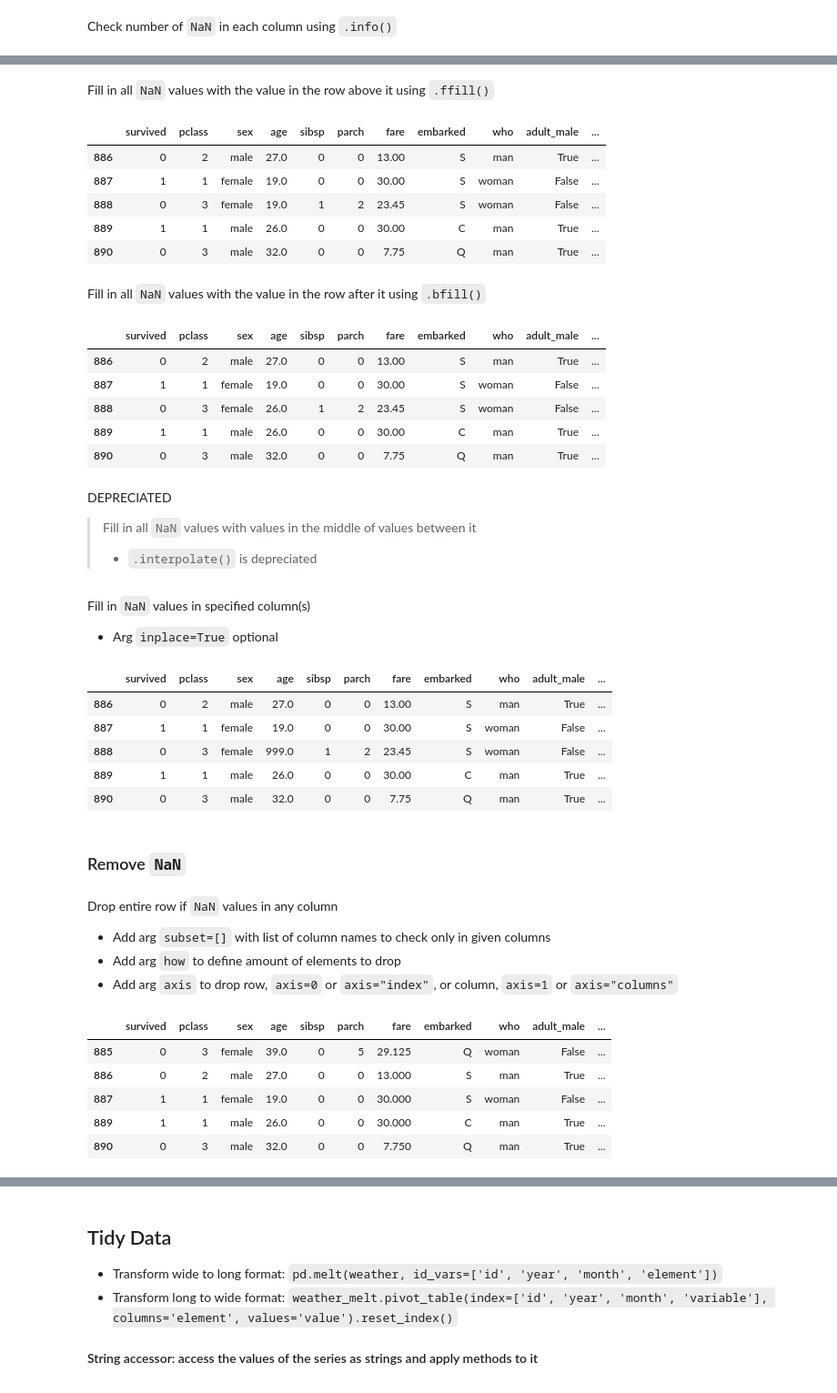
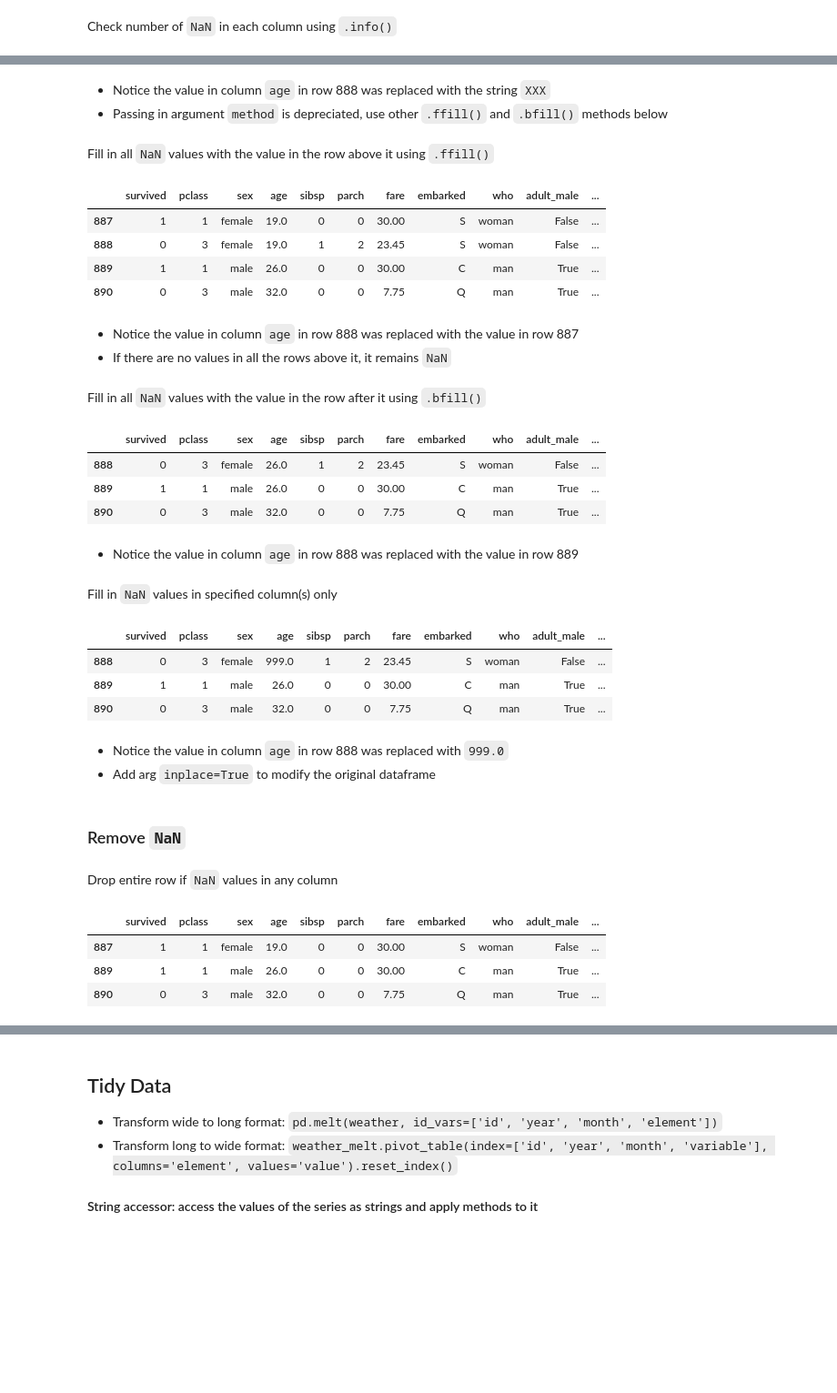
Before and after one commit to cjbayne/softdocs, a Jupyter notebook: docs/guide_pandas.ipynb, the cells around one changed output, grey strips where cells are left out. Shown at 91% size. Cells and saved outputs as stored; diff of their text form; code cells hidden in the pictures; blank space fills up the shorter version.

```diff
--- a/docs/guide_pandas.ipynb
+++ b/docs/guide_pandas.ipynb
@@ -517,32 +520,30 @@ titanic.fillna("XXX").tail()
 | 888 | 0 | 3 | female | XXX | 1 | 2 | 23.45 | S | woman | False | ... |
 | 889 | 1 | 1 | male | 26.0 | 0 | 0 | 30.00 | C | man | True | ... |
 | 890 | 0 | 3 | male | 32.0 | 0 | 0 | 7.75 | Q | man | True | ... |
+# %% [markdown]
+- Notice the value in column `age` in row 888 was replaced with the string `XXX`
+- Passing in argument `method` is depreciated, use other `.ffill()` and `.bfill()` methods below
 # %% [markdown]
 Fill in all `NaN` values with the value in the row above it using `.ffill()`
 # %%
-# Notice the value in age in row 888 was replaced with the value in row 887
-titanic.ffill().tail()
+# All NaN values replaced with the value in the row above it
+titanic.ffill().tail(4)
 # %% [output]
 |  | survived | pclass | sex | age | sibsp | parch | fare | embarked | who | adult_male | ... |
-| 886 | 0 | 2 | male | 27.0 | 0 | 0 | 13.00 | S | man | True | ... |
 | 887 | 1 | 1 | female | 19.0 | 0 | 0 | 30.00 | S | woman | False | ... |
 | 888 | 0 | 3 | female | 19.0 | 1 | 2 | 23.45 | S | woman | False | ... |
 | 889 | 1 | 1 | male | 26.0 | 0 | 0 | 30.00 | C | man | True | ... |
 | 890 | 0 | 3 | male | 32.0 | 0 | 0 | 7.75 | Q | man | True | ... |
+# %% [markdown]
+- Notice the value in column `age` in row 888 was replaced with the value in row 887
+- If there are no values in all the rows above it, it remains `NaN`
 # %% [markdown]
 Fill in all `NaN` values with the value in the row after it using `.bfill()`
 # %%
-# Notice the value in age in row 888 was replaced with the value in row 889
-titanic.bfill().tail()
+# All NaN values replaced with the value in the row below it
+titanic.bfill().tail(3)
 # %% [output]
 |  | survived | pclass | sex | age | sibsp | parch | fare | embarked | who | adult_male | ... |
-| 886 | 0 | 2 | male | 27.0 | 0 | 0 | 13.00 | S | man | True | ... |
-| 887 | 1 | 1 | female | 19.0 | 0 | 0 | 30.00 | S | woman | False | ... |
 | 888 | 0 | 3 | female | 26.0 | 1 | 2 | 23.45 | S | woman | False | ... |
 | 889 | 1 | 1 | male | 26.0 | 0 | 0 | 30.00 | C | man | True | ... |
 | 890 | 0 | 3 | male | 32.0 | 0 | 0 | 7.75 | Q | man | True | ... |
-# %% [markdown]
-DEPRECIATED
-
-> Fill in all `NaN` values with values in the middle of values between it
-> - `.interpolate()` is depreciated
@@ -551,30 +550,26 @@ DEPRECIATED
+# %% [markdown]
+- Notice the value in column `age` in row 888 was replaced with the value in row 889
 # %% [markdown]
-Fill in `NaN` values in specified column(s)
-- Arg `inplace=True` optional
+Fill in `NaN` values in specified column(s) only
 # %%
-# Notice the value in age in row 888 was replaced with 999.0
-titanic.fillna(value={"age":999}).tail()
+# All NaN values in column age is replaced with 999
+titanic.fillna(value={"age":999}).tail(3)
 # %% [output]
 |  | survived | pclass | sex | age | sibsp | parch | fare | embarked | who | adult_male | ... |
-| 886 | 0 | 2 | male | 27.0 | 0 | 0 | 13.00 | S | man | True | ... |
-| 887 | 1 | 1 | female | 19.0 | 0 | 0 | 30.00 | S | woman | False | ... |
 | 888 | 0 | 3 | female | 999.0 | 1 | 2 | 23.45 | S | woman | False | ... |
 | 889 | 1 | 1 | male | 26.0 | 0 | 0 | 30.00 | C | man | True | ... |
 | 890 | 0 | 3 | male | 32.0 | 0 | 0 | 7.75 | Q | man | True | ... |
+# %% [markdown]
+- Notice the value in column `age` in row 888 was replaced with `999.0`
+- Add arg `inplace=True` to modify the original dataframe
 # %% [markdown]
 ### Remove `NaN`
 # %% [markdown]
 Drop entire row if `NaN` values in any column
-- Add arg `subset=[]` with list of column names to check only in given columns
-- Add arg `how` to define amount of elements to drop
-- Add arg `axis` to drop row, `axis=0` or `axis="index"`, or column, `axis=1` or `axis="columns"`
 # %%
-# Notic index 888 is missing since that row was dropped
-titanic.dropna().tail()
+titanic.dropna().tail(3)
 # %% [output]
 |  | survived | pclass | sex | age | sibsp | parch | fare | embarked | who | adult_male | ... |
-| 885 | 0 | 3 | female | 39.0 | 0 | 5 | 29.125 | Q | woman | False | ... |
-| 886 | 0 | 2 | male | 27.0 | 0 | 0 | 13.000 | S | man | True | ... |
-| 887 | 1 | 1 | female | 19.0 | 0 | 0 | 30.000 | S | woman | False | ... |
-| 889 | 1 | 1 | male | 26.0 | 0 | 0 | 30.000 | C | man | True | ... |
-| 890 | 0 | 3 | male | 32.0 | 0 | 0 | 7.750 | Q | man | True | ... |
+| 887 | 1 | 1 | female | 19.0 | 0 | 0 | 30.00 | S | woman | False | ... |
+| 889 | 1 | 1 | male | 26.0 | 0 | 0 | 30.00 | C | man | True | ... |
+| 890 | 0 | 3 | male | 32.0 | 0 | 0 | 7.75 | Q | man | True | ... |
```
Also changed, not shown: parts of 133 cells of this notebook.
